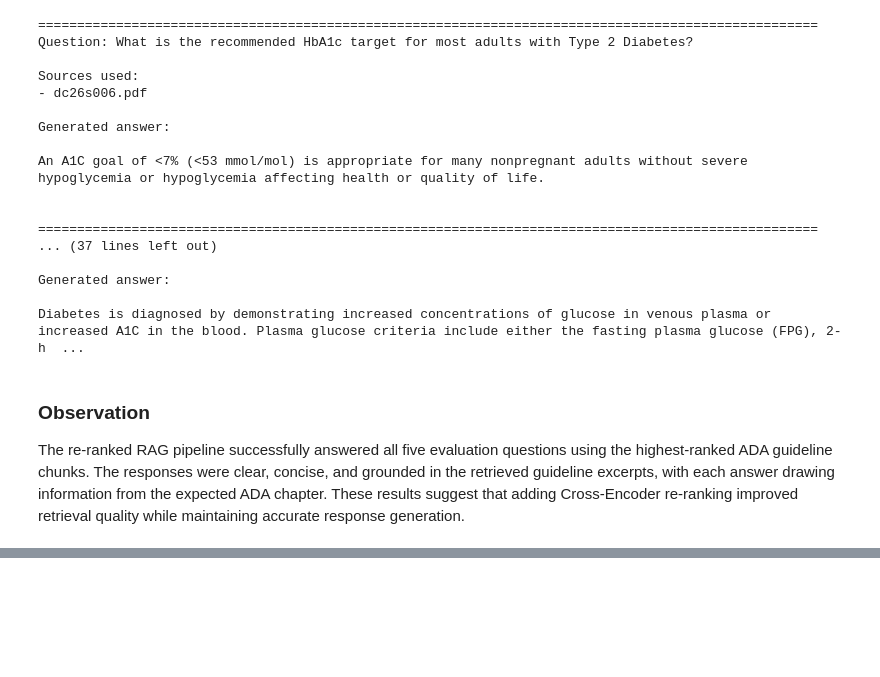
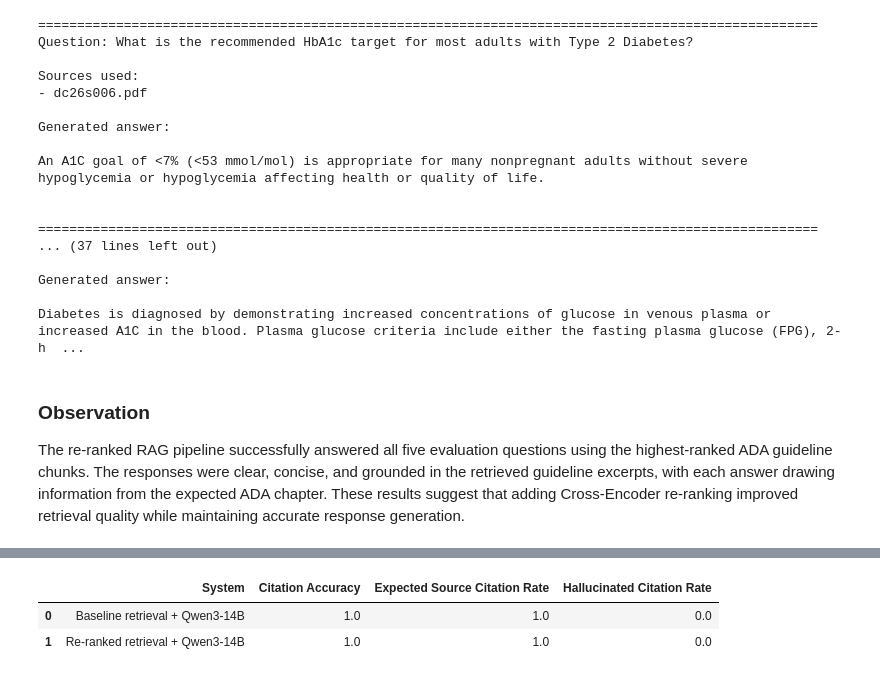
Before and after one commit to akwasianing/clinical-decision-support-rag-diabetes, a Jupyter notebook: notebooks/clinical_decision_support_rag.ipynb, the cells around one changed output, grey strips where cells are left out. Drawn from its saved outputs; the diff is of its cells as text; code cells hidden in the pictures; blank space fills up the shorter version.

```diff
--- a/notebooks/clinical_decision_support_rag.ipynb
+++ b/notebooks/clinical_decision_support_rag.ipynb
@@ -1994,0 +2896,57 @@ The re-ranked RAG pipeline successfully answered all five evaluation questions u
+# %%
+# SUMMARIZE CITATION ACCURACY
+
+
+citation_summary = pd.DataFrame({
+    "System": [
+        "Baseline retrieval + Qwen3-14B",
+        "Re-ranked retrieval + Qwen3-14B"
+    ],
+    "Citation Accuracy": [
+        citation_results_df[
+            "baseline_citation_accurate"
+        ].mean(),
+
+        citation_results_df[
+            "reranked_citation_accurate"
+        ].mean()
+    ],
+    "Expected Source Citation Rate": [
+        citation_results_df[
+            "baseline_expected_source_cited"
+        ].mean(),
+
+        citation_results_df[
+            "reranked_expected_source_cited"
+        ].mean()
+    ],
+    "Hallucinated Citation Rate": [
+        citation_results_df[
+            "baseline_hallucinated_citation"
+        ].mean(),
+
+        citation_results_df[
+            "reranked_hallucinated_citation"
+        ].mean()
+    ]
+})
+
+citation_summary[
+    [
+        "Citation Accuracy",
+        "Expected Source Citation Rate",
+        "Hallucinated Citation Rate"
+    ]
+] = citation_summary[
+    [
+        "Citation Accuracy",
+        "Expected Source Citation Rate",
+        "Hallucinated Citation Rate"
+    ]
+].round(3)
+
+citation_summary
+# %% [output]
+|  | System | Citation Accuracy | Expected Source Citation Rate | Hallucinated Citation Rate |
+| 0 | Baseline retrieval + Qwen3-14B | 1.0 | 1.0 | 0.0 |
+| 1 | Re-ranked retrieval + Qwen3-14B | 1.0 | 1.0 | 0.0 |
```
Also changed, not shown: parts of 33 cells of this notebook.
